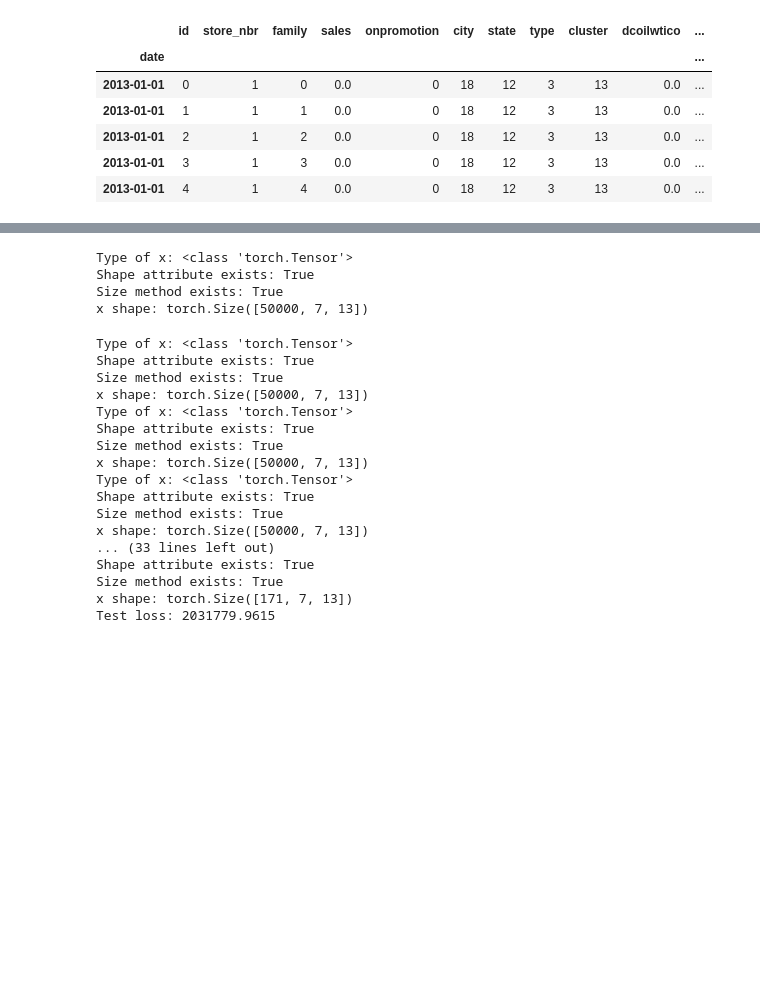
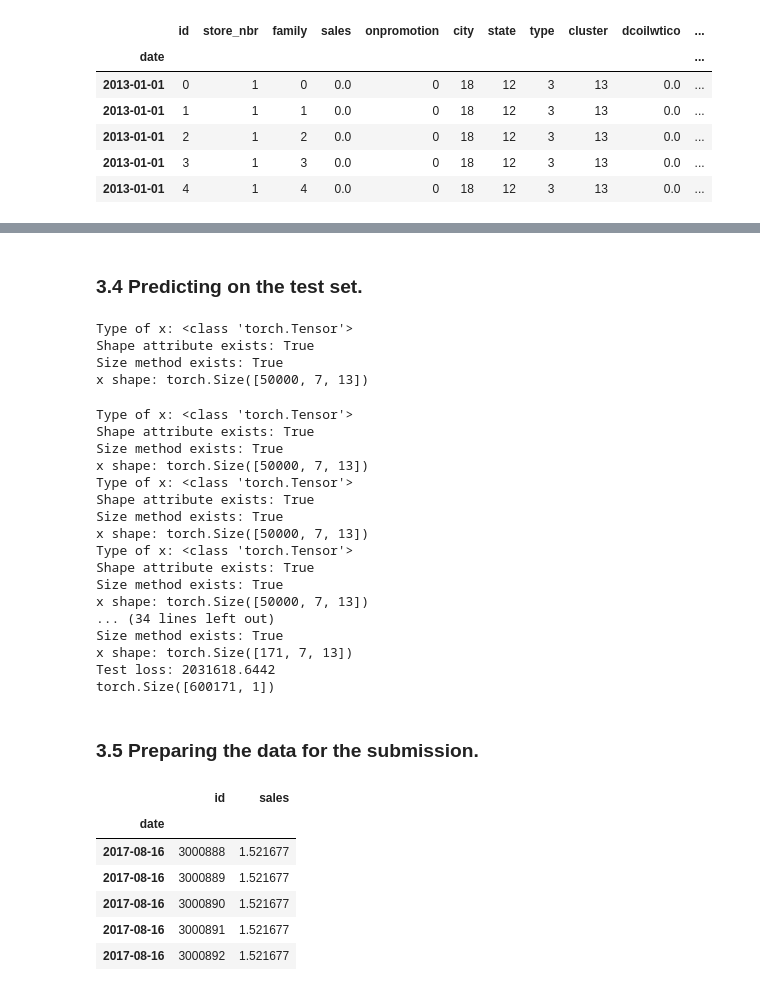
Before and after one commit to Yussufkadir/Store-Sales-Prediction, a Jupyter notebook: sales-forecast.ipynb, the cells around one changed output, grey strips where cells are left out. Drawn from its saved outputs; the diff is of its cells as text; code cells hidden in the pictures; blank space fills up the shorter version.

```diff
--- a/sales-forecast.ipynb
+++ b/sales-forecast.ipynb
@@ -311,5 +341,8 @@ Epoch [10/10], Loss: 1176856.6338
+# %% [markdown]
+### 3.4 Predicting on the test set.
 # %%
 model.eval()
+all_preds = []
 total_test_loss = 0
 batch_count = 0
 
@@ -318,11 +351,14 @@ with torch.no_grad():
         outputs = model(X_batch)
         loss = criterion(outputs, y_batch)
 
+        all_preds.append(outputs)
+
         total_test_loss += loss.item()
         batch_count += 1
-
+all_preds = torch.cat(all_preds, dim=0)
 avg_test_loss = total_test_loss / batch_count
 print(f"Test loss: {avg_test_loss:.4f}")
+print(all_preds.shape)
 # %% [output]
 Type of x: <class 'torch.Tensor'>
 Shape attribute exists: True
@@ -340,8 +376,34 @@ Type of x: <class 'torch.Tensor'>
 Shape attribute exists: True
 Size method exists: True
 x shape: torch.Size([50000, 7, 13])
-... (33 lines left out)
-Shape attribute exists: True
+... (34 lines left out)
 Size method exists: True
 x shape: torch.Size([171, 7, 13])
-Test loss: 2031779.9615
+Test loss: 2031618.6442
+torch.Size([600171, 1])
+# %% [markdown]
+### 3.5 Preparing the data for the submission.
+# %%
+predictions = all_preds.cpu().numpy().flatten()
+offset = seq_length
+test_indices = np.arange(offset, offset + len(predictions))
+prediction_df = pd.DataFrame({
+    'original_index': test_indices,
+    'prediction': predictions
+})
+submission = pd.DataFrame({'id': test['id']})
+submission['sales'] = 0
+if len(predictions) <= len(submission):
+    submission.iloc[:len(predictions), submission.columns.get_loc('sales')] = predictions
+else:
+    submission['sales'] = predictions[:len(submission)]
+
+submission.head()
+# %% [output]
+|  | id | sales |
+| date |  |  |
+| 2017-08-16 | 3000888 | 1.521677 |
+| 2017-08-16 | 3000889 | 1.521677 |
+| 2017-08-16 | 3000890 | 1.521677 |
+| 2017-08-16 | 3000891 | 1.521677 |
+| 2017-08-16 | 3000892 | 1.521677 |
```
Also changed, not shown: parts of 19 cells of this notebook.
